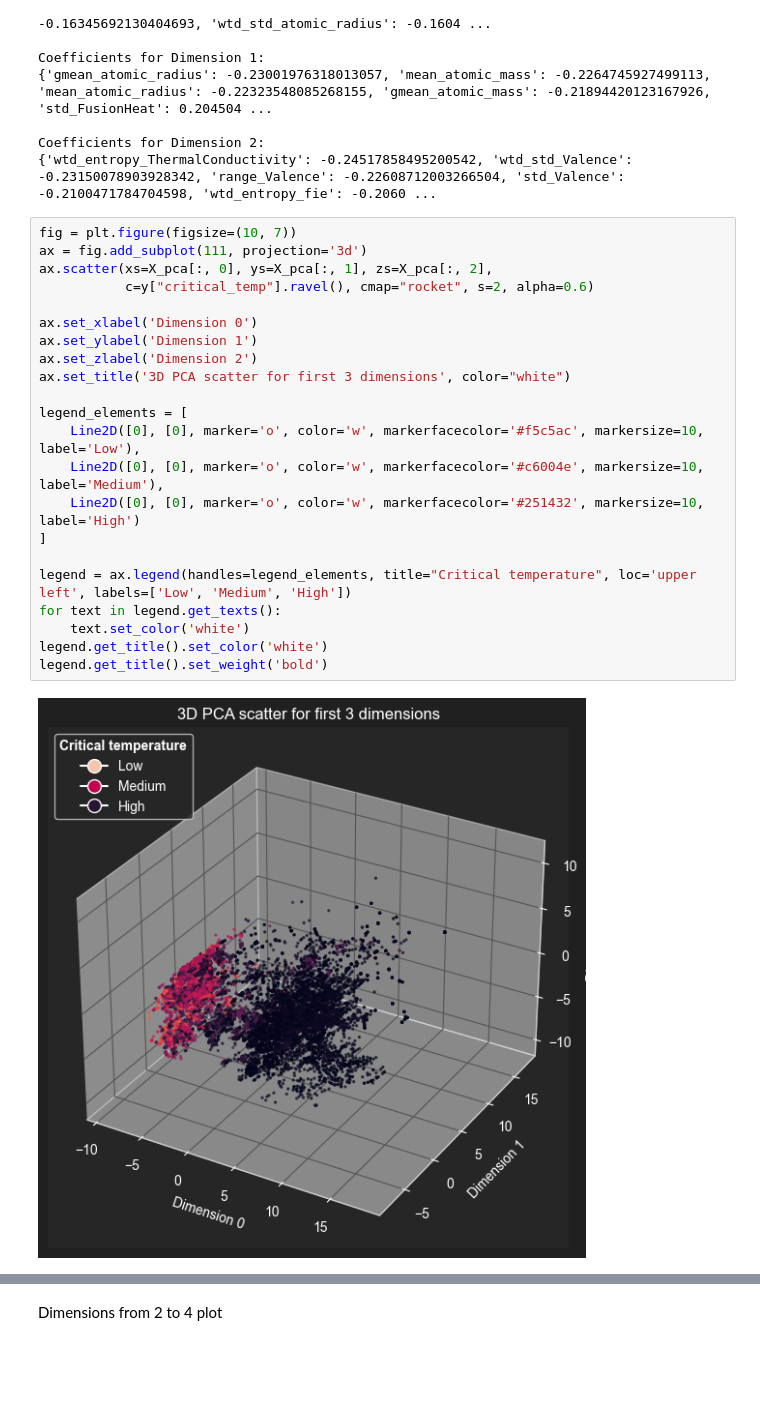
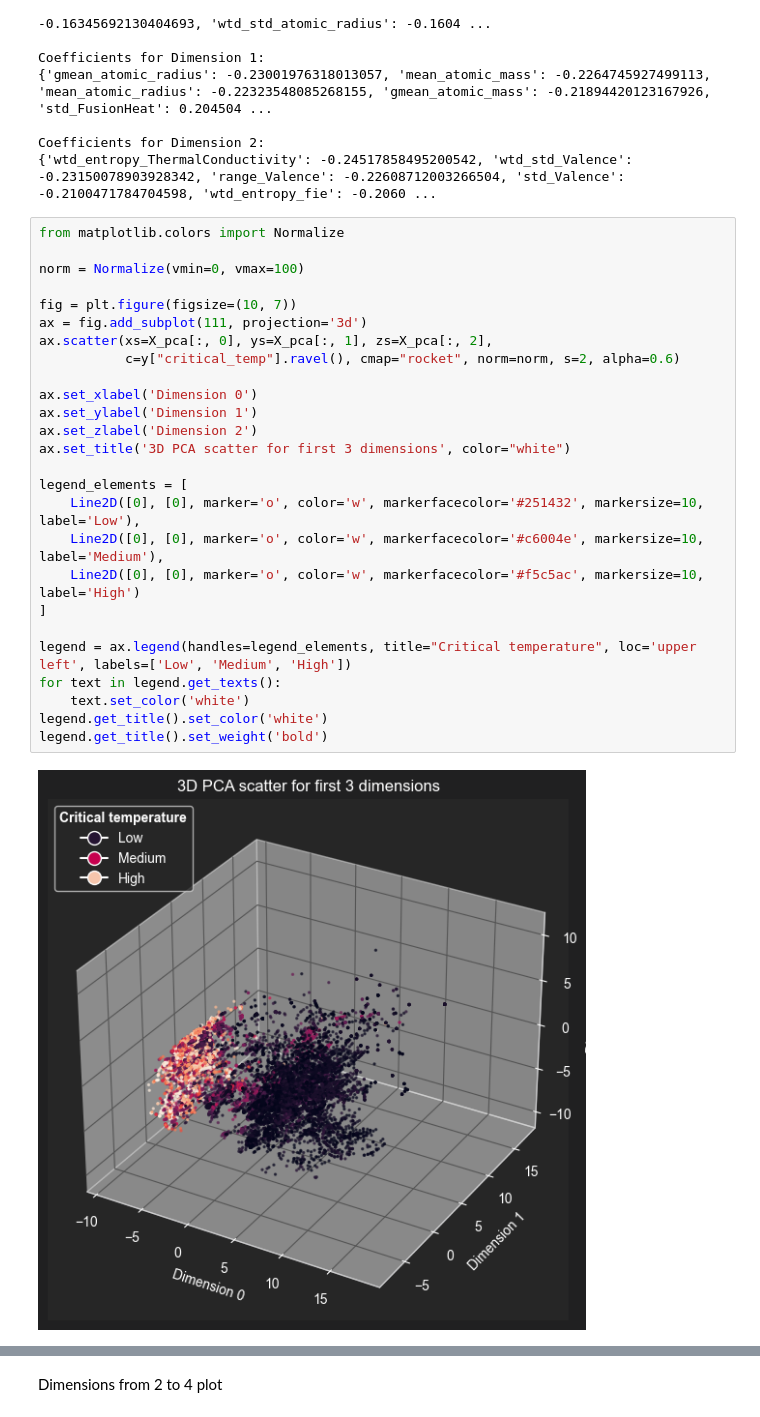
Before and after one commit to Firefly55lm/superconductors_critical_temperature_analysis, a Jupyter notebook: old/models_test.ipynb, the cells around one changed output, grey strips where cells are left out. Drawn from its saved outputs; the diff is of its cells as text; blank space fills up the shorter version.

```diff
--- a/old/models_test.ipynb
+++ b/old/models_test.ipynb
@@ -101,26 +101,30 @@ Coefficients for Dimension 1:
 Coefficients for Dimension 2:
 {'wtd_entropy_ThermalConductivity': -0.24517858495200542, 'wtd_std_Valence': -0.23150078903928342, 'range_Valence': -0.22608712003266504, 'std_Valence': -0.2100471784704598, 'wtd_entropy_fie': -0.2060 ...
 # %%
+from matplotlib.colors import Normalize
+
+norm = Normalize(vmin=0, vmax=100)
+
 fig = plt.figure(figsize=(10, 7))
 ax = fig.add_subplot(111, projection='3d')
 ax.scatter(xs=X_pca[:, 0], ys=X_pca[:, 1], zs=X_pca[:, 2],
-           c=y["critical_temp"].ravel(), cmap="rocket", s=2, alpha=0.6)
+           c=y["critical_temp"].ravel(), cmap="rocket", norm=norm, s=2, alpha=0.6)
 
 ax.set_xlabel('Dimension 0')
 ax.set_ylabel('Dimension 1')
 ax.set_zlabel('Dimension 2')
 ax.set_title('3D PCA scatter for first 3 dimensions', color="white")
 
 legend_elements = [
-    Line2D([0], [0], marker='o', color='w', markerfacecolor='#f5c5ac', markersize=10, label='Low'),
+    Line2D([0], [0], marker='o', color='w', markerfacecolor='#251432', markersize=10, label='Low'),
     Line2D([0], [0], marker='o', color='w', markerfacecolor='#c6004e', markersize=10, label='Medium'),
-    Line2D([0], [0], marker='o', color='w', markerfacecolor='#251432', markersize=10, label='High')
+    Line2D([0], [0], marker='o', color='w', markerfacecolor='#f5c5ac', markersize=10, label='High')
 ]
 
 legend = ax.legend(handles=legend_elements, title="Critical temperature", loc='upper left', labels=['Low', 'Medium', 'High'])
 for text in legend.get_texts():
     text.set_color('white')
 legend.get_title().set_color('white')
 legend.get_title().set_weight('bold')
 # %% [output]
-[figure, old version]
+[figure, new version]
```
Also changed, not shown: parts of 2 cells of this notebook, 6 other files.
